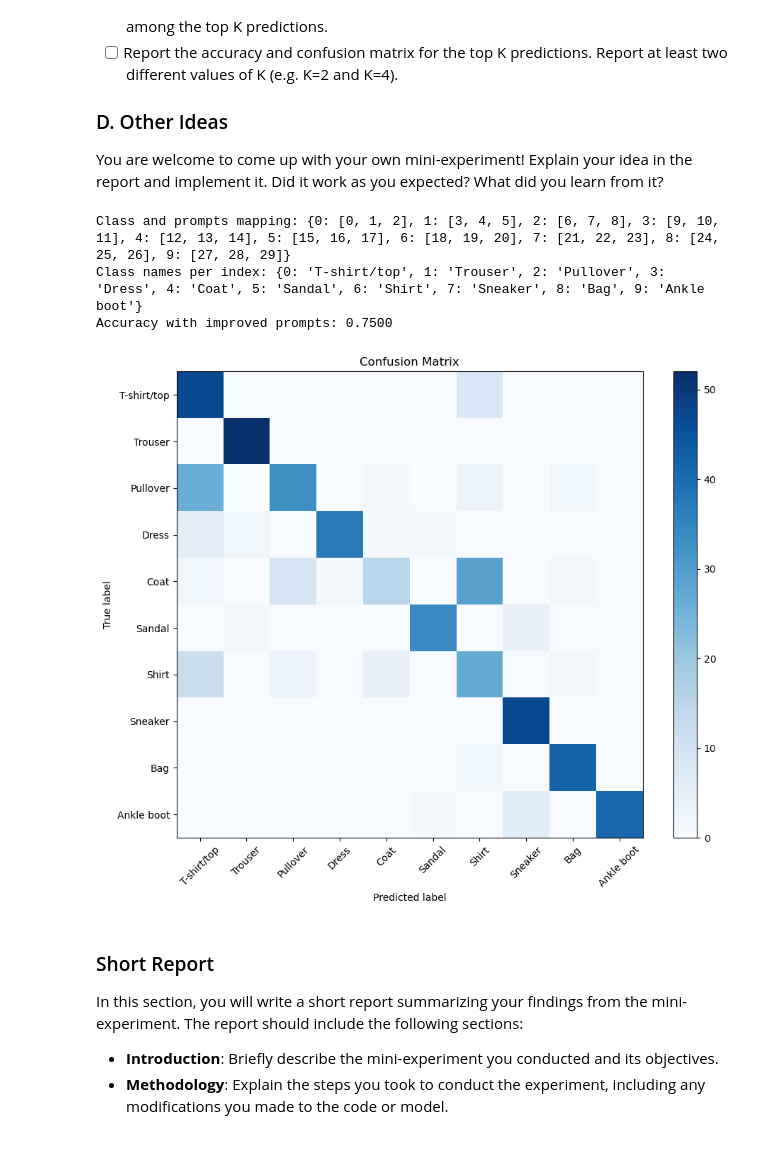
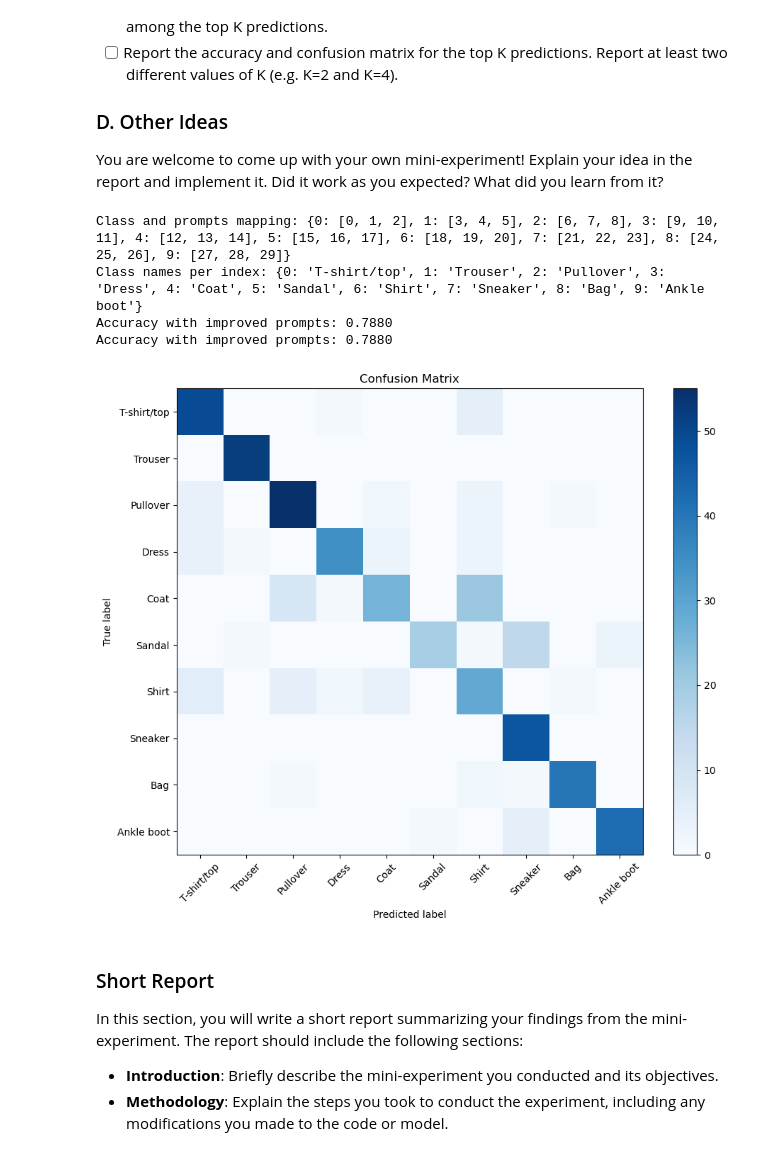
Before and after one commit to pala2003/deep_learning, a Jupyter notebook: 02_activities/assignments/assignment_2.ipynb, the cells around one changed output. Saved outputs shown, nothing was run; the diff lists cells and outputs as text; code cells hidden in the pictures.

Commit message:
Added diverse prompts to improve model performance

```diff
--- a/02_activities/assignments/assignment_2.ipynb
+++ b/02_activities/assignments/assignment_2.ipynb
@@ -526,16 +526,16 @@ test_loader = DataLoader(
 )
 
 multiple_prompts = {
-    "T-shirt/top": ["A Stylish photo of T-shirt", "A Stylish photo of a top", "A Stylish photo of a casual top"],
-    "Trouser": ["A Stylish photo of pair of trousers", "A Stylish photo of casual pants", "A Stylish photo of comfortable trousers"],
-    "Pullover": ["A Stylish photo of a cozy pullover", "A Stylish photo of a warm sweater", "A Stylish photo of a knitted pullover"],
-    "Dress": ["A Stylish photo of a ladies dress", "A Stylish photo of a stylish dress", "A Stylish photo of a summer dress"],
-    "Coat": ["A Stylish photo of a winter coat", "A Stylish photo of a stylish coat", "A Stylish photo of a warm coat"],
-    "Sandal": ["A Stylish photo of a flip flop sandal", "A Stylish photo of a comfortable sandal", "A Stylish photo of a casual sandal"],
-    "Shirt": ["A Stylish photo of a casual office shirt", "A Stylish photo of a formal shirt", "A Stylish photo of a stylish shirt"],
-    "Sneaker": ["A Stylish photo of a sports marathon shoes", "A Stylish photo of a running sneaker", "A Stylish photo of a casual sneaker"],
-    "Bag": ["A Stylish photo of a school bag", "A Stylish photo of a stylish bag", "A Stylish photo of a trendy bag"],
-    "Ankle boot": ["A Stylish photo of a sockes", "A Stylish photo of a trendy ankle boot for hiking", "A Stylish photo of a comfortable ankle boot"]
+    "T-shirt/top": ["a cotton t-shirt with short sleeves", "a casual top garment for everyday wear", "a lightweight shirt with a round neckline"],
+    "Trouser": ["long pants covering both legs completely", "formal trousers with a straight cut", "casual pants with pockets and belt loops"],
+    "Pullover": ["a warm knitted sweater without a zipper", "a thick woolen jumper for cold weather", "a cozy pullover with long sleeves"],
+    "Dress": ["a one-piece garment for women", "an elegant dress flowing to the knees", "a feminine outfit with a fitted bodice"],
+    "Coat": ["a heavy outer garment for winter", "a long jacket providing full coverage", "a thick overcoat with buttons or zipper"],
+    "Sandal": ["open footwear with straps", "summer shoes exposing the toes", "casual flat sandals for warm weather"],
+    "Shirt": ["a collared garment with buttons", "a formal shirt with long sleeves", "a business attire top with a front opening"],
+    "Sneaker": ["athletic shoes with rubber soles", "sports footwear for running and exercise", "casual trainers with laces"],
+    "Bag": ["a portable container with handles", "a handbag for carrying personal items", "a backpack or purse for storage"],
+    "Ankle boot": ["short boots reaching the ankle", "footwear covering the foot and ankle", "low-cut boots with a heel or flat sole"]
 }
 CLASS_NAMES = list(multiple_prompts.keys())
 
@@ -574,35 +574,36 @@ for pixel_values, labels in test_loader:
     if isinstance(image_feats, torch.Tensor):
         image_feats = image_feats.detach().cpu().numpy()
     if isinstance(text_feats, torch.Tensor):
         text_feats = text_feats.detach().cpu().numpy()
     similarity = image_feats @ text_feats.T  # Compute cosine similarity
     if isinstance(similarity, torch.Tensor):
         similarity = similarity.detach().cpu().numpy()
 
     #calculating the final similartity with main CLASS_NAMES
     batch_scores = []
     for class_index in range(len(multiple_prompts)):
         class_scores = similarity[:, class_and_prompts[class_index]]
         batch_scores.append(class_scores.mean(axis=1, keepdims=True))
 
     final_similarity = np.concatenate(batch_scores, axis=1)
     # Get predictions
     predictions = get_predictions(final_similarity)
 
     y_true.extend(labels.detach().cpu().numpy())
     y_pred.extend(predictions)
 
     num_samples += pixel_values.shape[0]
     if num_samples >= max_images:
         break  # Stop if we have collected enough images
 
 print(f"Accuracy with improved prompts: {accuracy_score(y_true, y_pred):.4f}")
 plot_confusion_matrix(y_true, y_pred, CLASS_NAMES)
 # %% [output]
 Class and prompts mapping: {0: [0, 1, 2], 1: [3, 4, 5], 2: [6, 7, 8], 3: [9, 10, 11], 4: [12, 13, 14], 5: [15, 16, 17], 6: [18, 19, 20], 7: [21, 22, 23], 8: [24, 25, 26], 9: [27, 28, 29]}
 Class names per index: {0: 'T-shirt/top', 1: 'Trouser', 2: 'Pullover', 3: 'Dress', 4: 'Coat', 5: 'Sandal', 6: 'Shirt', 7: 'Sneaker', 8: 'Bag', 9: 'Ankle boot'}
-Accuracy with improved prompts: 0.7500
+Accuracy with improved prompts: 0.7880
+Accuracy with improved prompts: 0.7880
-[figure, old version]
+[figure, new version]
 # %% [markdown]
 ### Short Report
 
```
Also changed, not shown: parts of 1 cell of this notebook.
